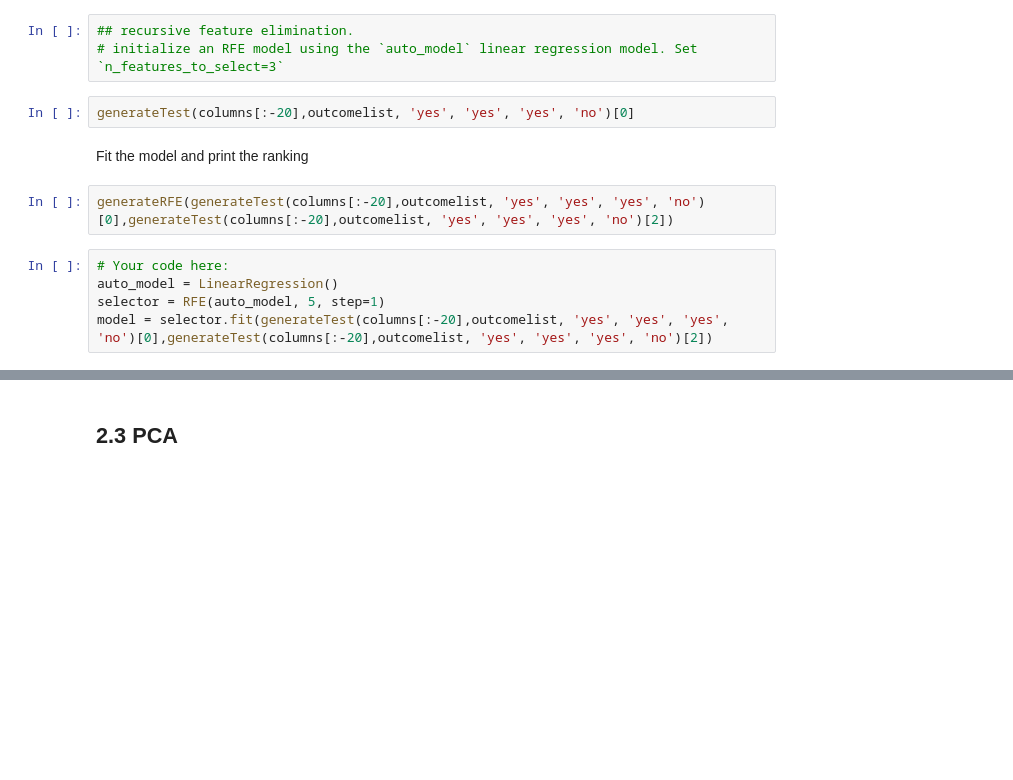
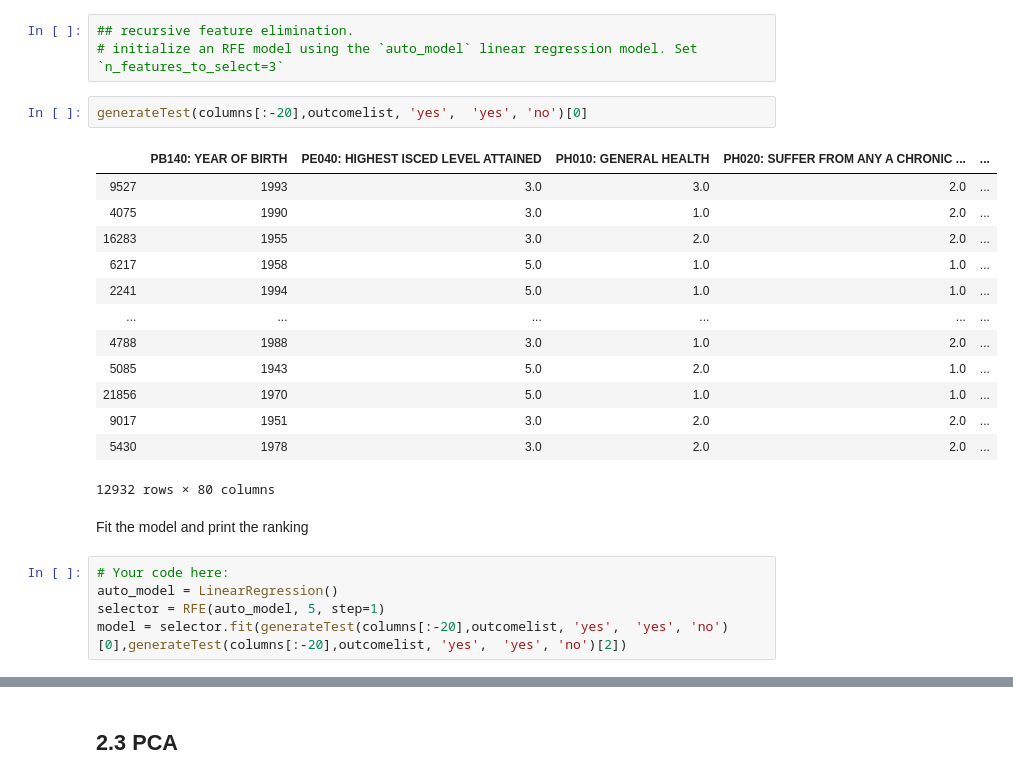
Before and after one commit to ta-data-lis/final-project, a Jupyter notebook: your-project/3_Machine Learning.ipynb, the cells around one changed output, grey strips where cells are left out. Drawn from its saved outputs; the diff is of its cells as text; blank space fills up the shorter version.

```diff
--- a/your-project/3_Machine Learning.ipynb
+++ b/your-project/3_Machine Learning.ipynb
@@ -836,16 +1186,28 @@ r2_score(y_test, y_pred)
 ## recursive feature elimination.
 # initialize an RFE model using the `auto_model` linear regression model. Set `n_features_to_select=3`
 # %%
-generateTest(columns[:-20],outcomelist, 'yes', 'yes', 'yes', 'no')[0]
+generateTest(columns[:-20],outcomelist, 'yes',  'yes', 'no')[0]
+# %% [output]
+|  | PB140: YEAR OF BIRTH | PE040: HIGHEST ISCED LEVEL ATTAINED | PH010: GENERAL HEALTH | PH020: SUFFER FROM ANY A CHRONIC ... | ... |
+| 9527 | 1993 | 3.0 | 3.0 | 2.0 | ... |
+| 4075 | 1990 | 3.0 | 1.0 | 2.0 | ... |
+| 16283 | 1955 | 3.0 | 2.0 | 2.0 | ... |
+| 6217 | 1958 | 5.0 | 1.0 | 1.0 | ... |
+| 2241 | 1994 | 5.0 | 1.0 | 1.0 | ... |
+| ... | ... | ... | ... | ... | ... |
+| 4788 | 1988 | 3.0 | 1.0 | 2.0 | ... |
+| 5085 | 1943 | 5.0 | 2.0 | 1.0 | ... |
+| 21856 | 1970 | 5.0 | 1.0 | 1.0 | ... |
+| 9017 | 1951 | 3.0 | 2.0 | 2.0 | ... |
+| 5430 | 1978 | 3.0 | 2.0 | 2.0 | ... |
+12932 rows × 80 columns
 # %% [markdown]
 Fit the model and print the ranking
 # %%
-generateRFE(generateTest(columns[:-20],outcomelist, 'yes', 'yes', 'yes', 'no')[0],generateTest(columns[:-20],outcomelist, 'yes', 'yes', 'yes', 'no')[2])
+# Your code here:
+auto_model = LinearRegression()
+selector = RFE(auto_model, 5, step=1)
+model = selector.fit(generateTest(columns[:-20],outcomelist, 'yes',  'yes', 'no')[0],generateTest(columns[:-20],outcomelist, 'yes',  'yes', 'no')[2])
-# %%
-# Your code here:
-auto_model = LinearRegression()
-selector = RFE(auto_model, 5, step=1)
-model = selector.fit(generateTest(columns[:-20],outcomelist, 'yes', 'yes', 'yes', 'no')[0],generateTest(columns[:-20],outcomelist, 'yes', 'yes', 'yes', 'no')[2])
 # %%
 # Your code here:
 selector.ranking_
```
Also changed, not shown: parts of 73 cells of this notebook, 2 other files.
